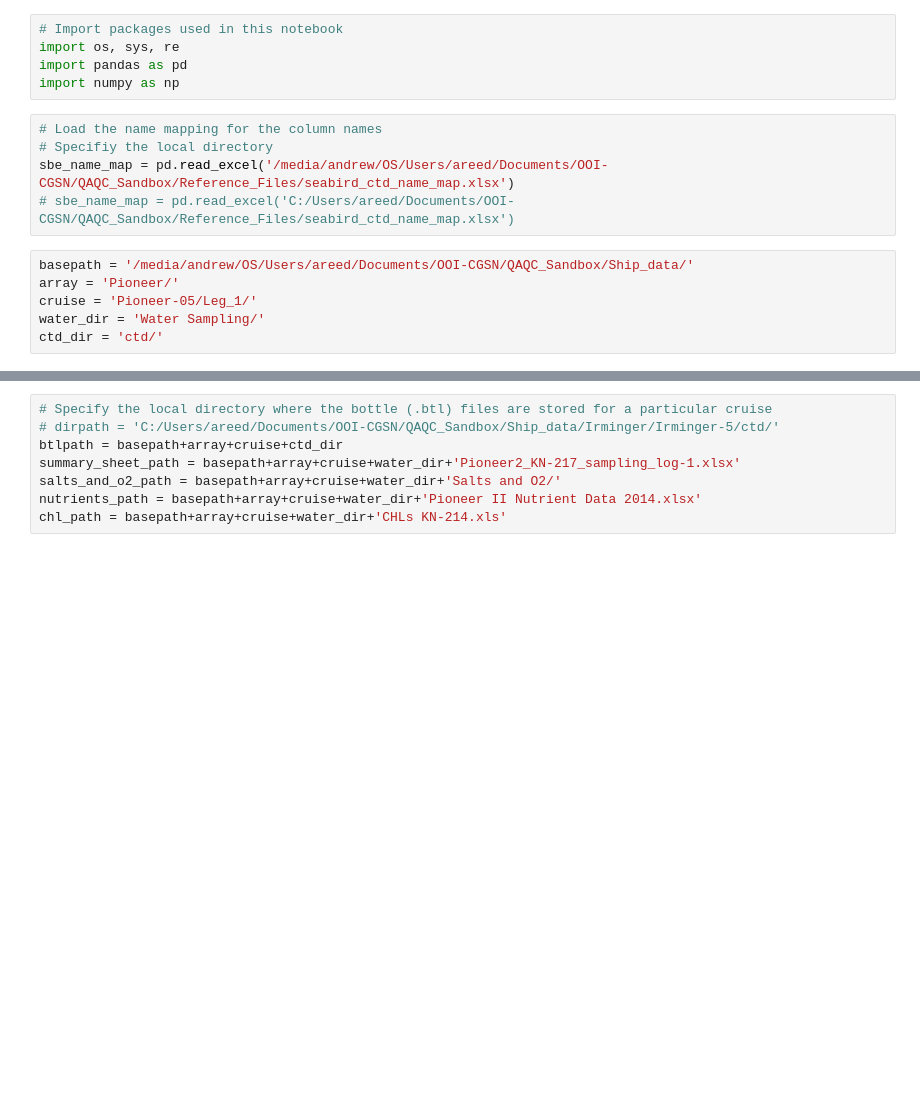
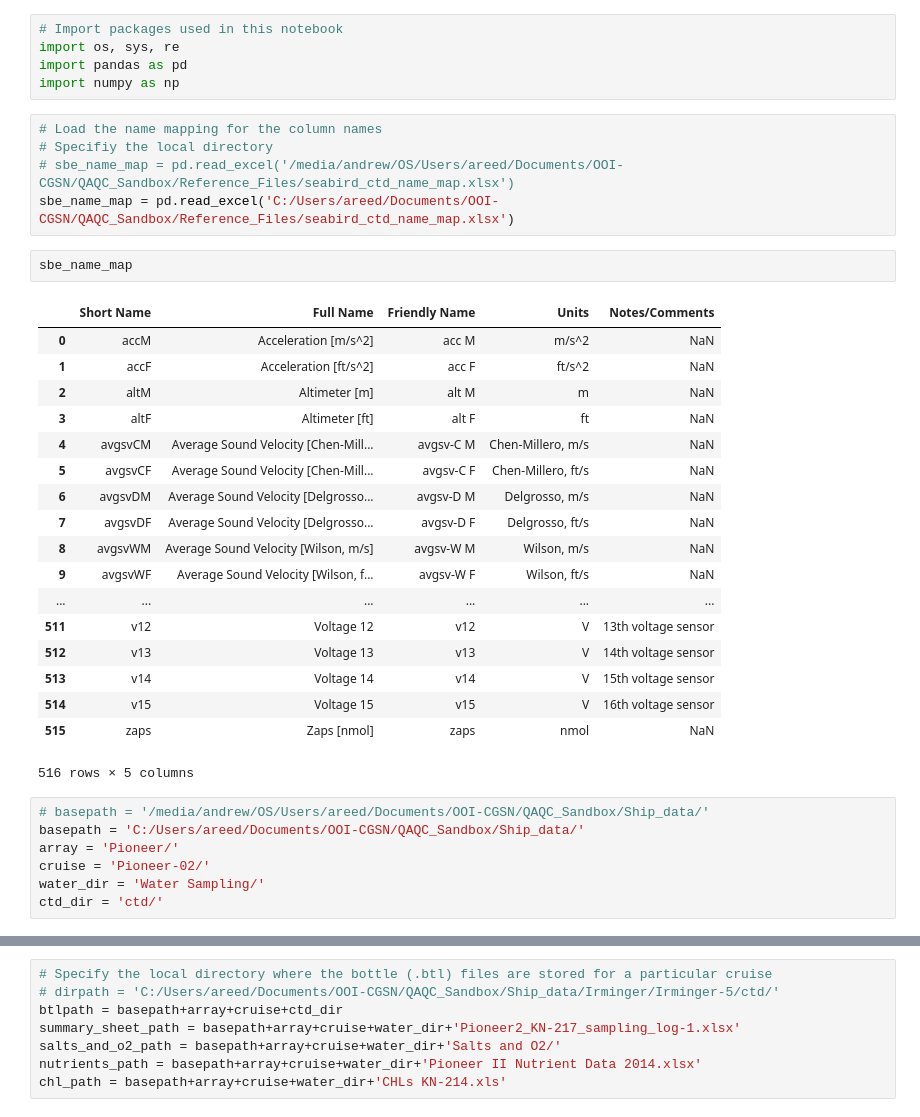
Before and after one commit to cooleyky/QAQC_Sandbox, a Jupyter notebook: Ship_data/btl_file_processing.ipynb, the cells around one changed output, grey strips where cells are left out. Drawn from its saved outputs; the diff is of its cells as text; blank space fills up the shorter version.

```diff
--- a/Ship_data/btl_file_processing.ipynb
+++ b/Ship_data/btl_file_processing.ipynb
@@ -27,11 +27,33 @@ import numpy as np
 # %%
 # Load the name mapping for the column names
 # Specifiy the local directory
-sbe_name_map = pd.read_excel('/media/andrew/OS/Users/areed/Documents/OOI-CGSN/QAQC_Sandbox/Reference_Files/seabird_ctd_name_map.xlsx')
-# sbe_name_map = pd.read_excel('C:/Users/areed/Documents/OOI-CGSN/QAQC_Sandbox/Reference_Files/seabird_ctd_name_map.xlsx')
+# sbe_name_map = pd.read_excel('/media/andrew/OS/Users/areed/Documents/OOI-CGSN/QAQC_Sandbox/Reference_Files/seabird_ctd_name_map.xlsx')
+sbe_name_map = pd.read_excel('C:/Users/areed/Documents/OOI-CGSN/QAQC_Sandbox/Reference_Files/seabird_ctd_name_map.xlsx')
+# %%
+sbe_name_map
+# %% [output]
+|  | Short Name | Full Name | Friendly Name | Units | Notes/Comments |
+| 0 | accM | Acceleration [m/s^2] | acc M | m/s^2 | NaN |
+| 1 | accF | Acceleration [ft/s^2] | acc F | ft/s^2 | NaN |
+| 2 | altM | Altimeter [m] | alt M | m | NaN |
+| 3 | altF | Altimeter [ft] | alt F | ft | NaN |
+| 4 | avgsvCM | Average Sound Velocity [Chen-Mill... | avgsv-C M | Chen-Millero, m/s | NaN |
+| 5 | avgsvCF | Average Sound Velocity [Chen-Mill... | avgsv-C F | Chen-Millero, ft/s | NaN |
+| 6 | avgsvDM | Average Sound Velocity [Delgrosso... | avgsv-D M | Delgrosso, m/s | NaN |
+| 7 | avgsvDF | Average Sound Velocity [Delgrosso... | avgsv-D F | Delgrosso, ft/s | NaN |
+| 8 | avgsvWM | Average Sound Velocity [Wilson, m/s] | avgsv-W M | Wilson, m/s | NaN |
+| 9 | avgsvWF | Average Sound Velocity [Wilson, f... | avgsv-W F | Wilson, ft/s | NaN |
+| ... | ... | ... | ... | ... | ... |
+| 511 | v12 | Voltage 12 | v12 | V | 13th voltage sensor |
+| 512 | v13 | Voltage 13 | v13 | V | 14th voltage sensor |
+| 513 | v14 | Voltage 14 | v14 | V | 15th voltage sensor |
+| 514 | v15 | Voltage 15 | v15 | V | 16th voltage sensor |
+| 515 | zaps | Zaps [nmol] | zaps | nmol | NaN |
+516 rows × 5 columns
 # %%
-basepath = '/media/andrew/OS/Users/areed/Documents/OOI-CGSN/QAQC_Sandbox/Ship_data/'
+# basepath = '/media/andrew/OS/Users/areed/Documents/OOI-CGSN/QAQC_Sandbox/Ship_data/'
+basepath = 'C:/Users/areed/Documents/OOI-CGSN/QAQC_Sandbox/Ship_data/'
 array = 'Pioneer/'
-cruise = 'Pioneer-05/Leg_1/'
+cruise = 'Pioneer-02/'
 water_dir = 'Water Sampling/'
 ctd_dir = 'ctd/'
```
Also changed, not shown: parts of 33 cells of this notebook, 27 other files.
